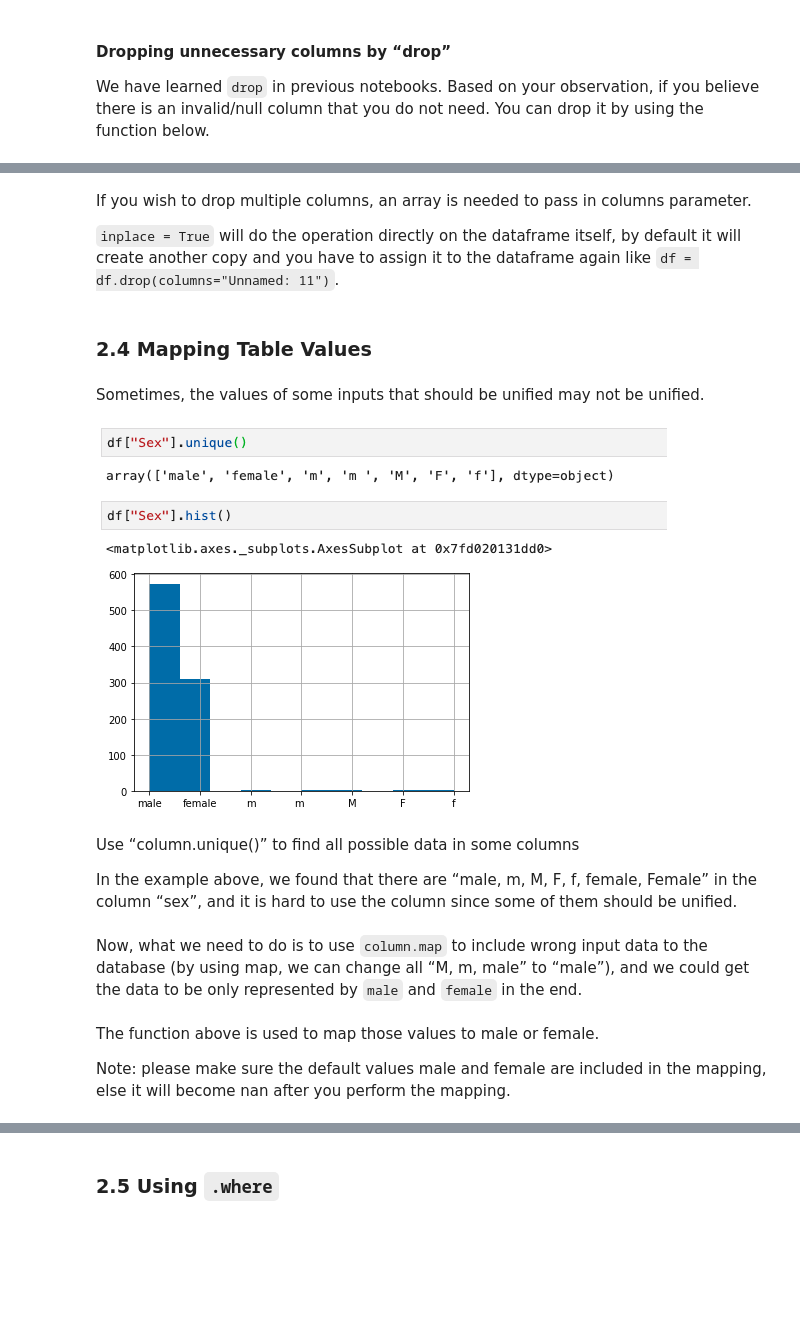
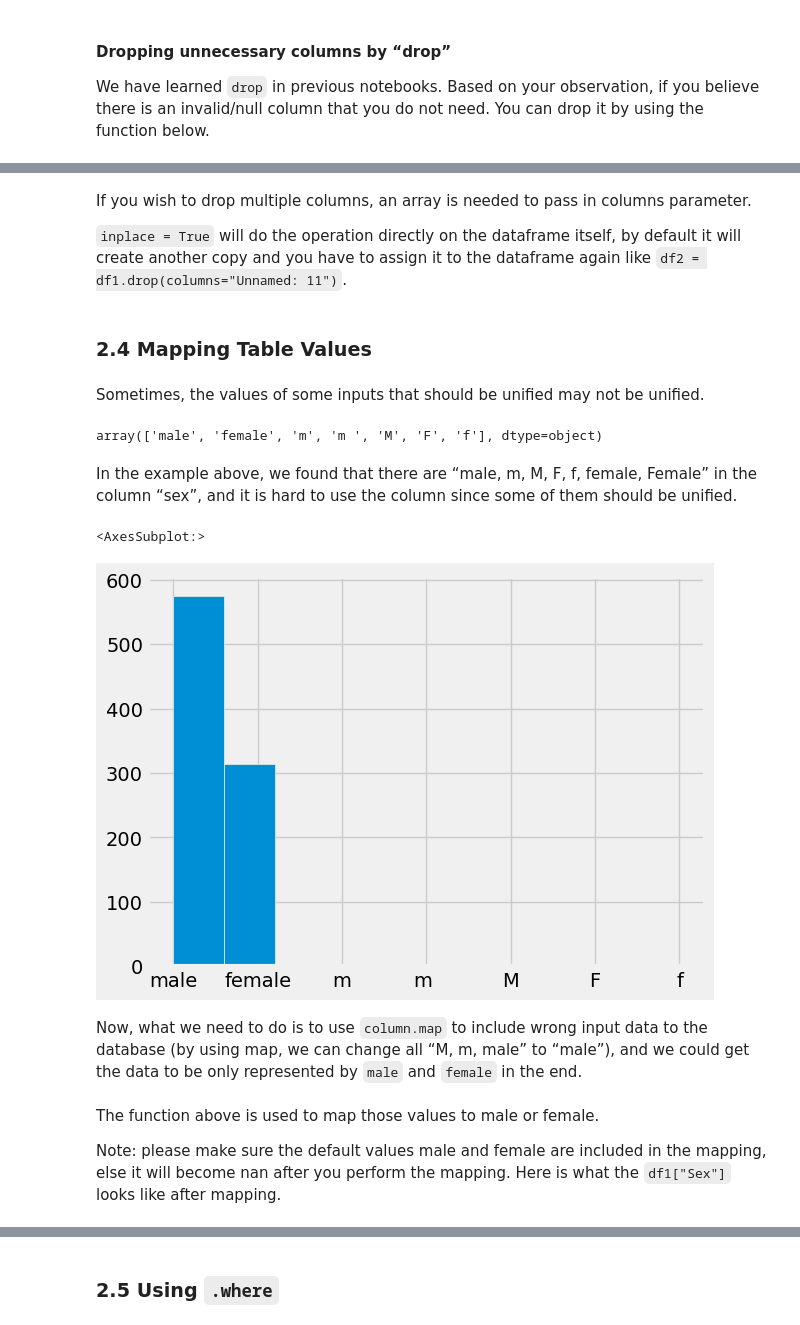
Before and after one commit to ds-modules/PUBPOL-ETHSTD-C164A-SP23, a Jupyter notebook: Data Cleaning EDA Notebook.ipynb, the cells around one changed output, grey strips where cells are left out. Cells and saved outputs as stored; diff of their text form; code cells hidden in the pictures; blank space fills up the shorter version.

```diff
--- a/Data Cleaning EDA Notebook.ipynb
+++ b/Data Cleaning EDA Notebook.ipynb
@@ -127,0 +140,3 @@ Use `isnull` to check if the value is null. We need to use replace to unify the
+# %%
+df1 = pd.read_csv("titanic_dataset.csv")#using pandas to import
+df1['Age'].isnull().head(10)
@@ -128,5 +157,5 @@ Use `isnull` to check if the value is null. We need to use replace to unify the
 # %%
 # Example code of using replace to unify null value
-# df['Age'] = df['Age'].replace('-', np.NaN)
-# df['Age'] = df['Age'].replace('na', np.NaN)
-# df["Age"].head(10)
+df1['Age'] = df1['Age'].replace('-', np.NaN)
+df1['Age'] = df1['Age'].replace('na', np.NaN)
+df1["Age"].head(10) #now thery are all NaN values
@@ -179,4 +220,5 @@ Now we have seen there are duplicates in this dataset. I would like to remove th
 #### Dropping unnecessary columns by “drop”
 We have learned `drop` in previous notebooks. Based on your observation, if you believe there is an invalid/null column that you do not need. You can drop it by using the function below.
 # %%
-#df.drop(columns="Unnamed: 13", inplace = True)
+df1.drop(columns="OnboardTime", inplace = True)
+df1.head()
@@ -183,17 +232,23 @@ We have learned `drop` in previous notebooks. Based on your observation, if you
 # %% [markdown]
 If you wish to drop multiple columns, an array is needed to pass in columns parameter.
 
-`inplace = True` will do the operation directly on the dataframe itself, by default it will create another copy and you have to assign it to the dataframe again like `df = df.drop(columns="Unnamed: 11")`.
+`inplace = True` will do the operation directly on the dataframe itself, by default it will create another copy and you have to assign it to the dataframe again like `df2 = df1.drop(columns="Unnamed: 11")`.
 # %% [markdown]
 ### 2.4 Mapping Table Values
 # %% [markdown]
 Sometimes, the values of some inputs that should be unified may not be unified.
-
-![image.png](attachment:cb544a91-3398-4ab1-bb37-ab29631b9c77.png)
-
-Use “column.unique()” to find all possible data in some columns
-
-In the example above, we found that there are “male, m, M, F, f, female, Female” in the column “sex”, and it is hard to use the column since some of them should be unified.
+# %%
+#Use “unique()” to find all possible data in some columns
+df1["Sex"].unique()
+# %% [output]
+array(['male', 'female', 'm', 'm ', 'M', 'F', 'f'], dtype=object)
+# %% [markdown]
+In the example above, we found that there are “male, m, M, F, f, female, Female” in the column “sex”, and it is hard to use the column since some of them should be unified.
+# %%
+df1["Sex"].hist()
+# %% [output]
+<AxesSubplot:>
+[figure, added]
 # %% [markdown]
 Now, what we need to do is to use `column.map`  to include wrong input data to the database (by using map, we can change all “M, m, male” to “male”), and we could get the data to be only represented by `male` and `female` in the end.
 # %%
@@ -210,3 +265,4 @@ Now, what we need to do is to use `column.map`  to include wrong input data to t
 The function above is used to map those values to male or female.
 
 Note: please make sure the default values male and female are included in the mapping, else it will become nan after you perform the mapping.
+Here is what the `df1["Sex"]` looks like after mapping.
```
Also changed, not shown: parts of 11 cells of this notebook, 1 other file.
